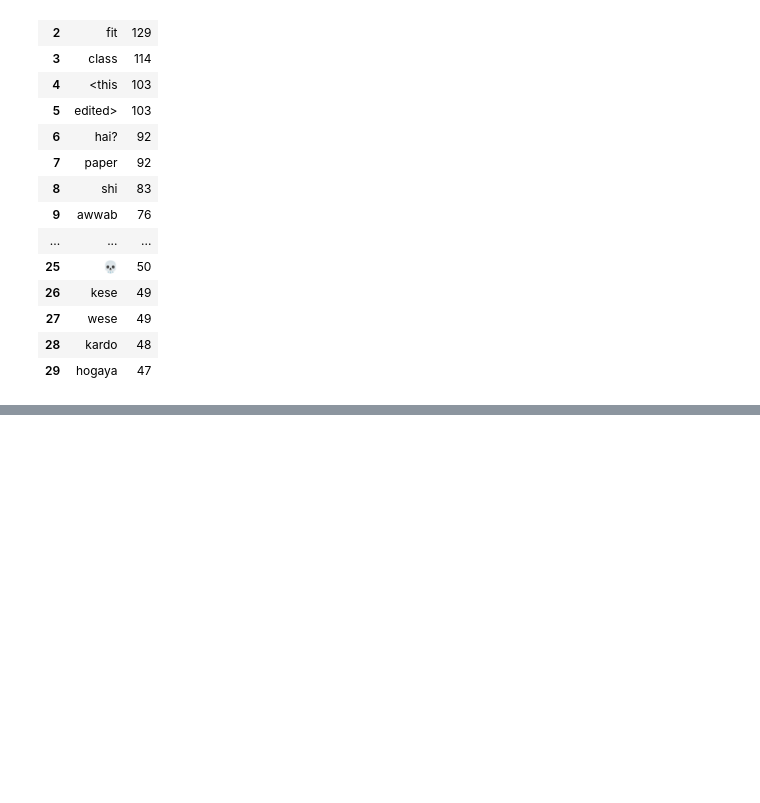
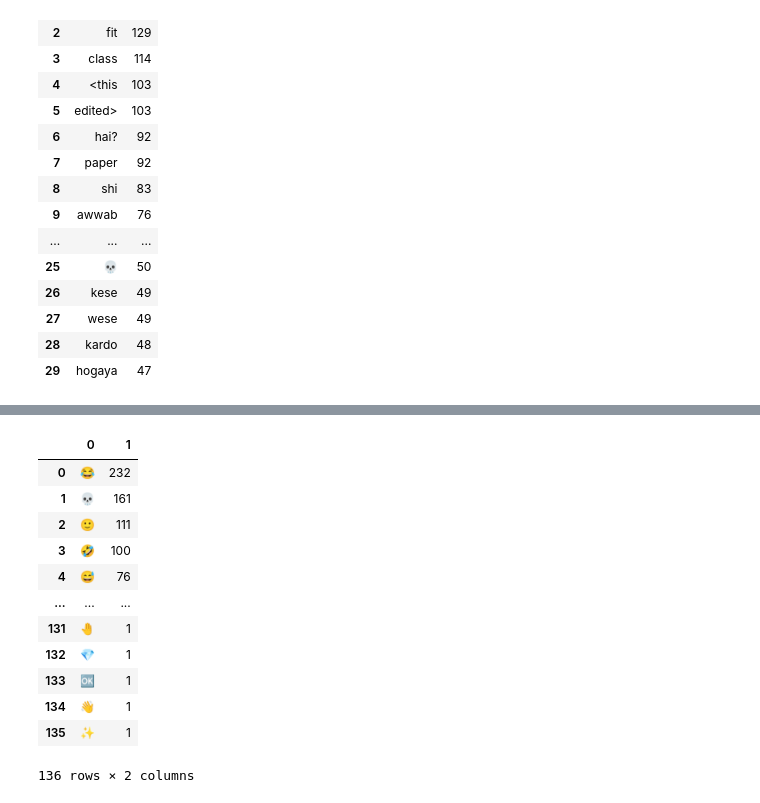
Before and after one commit to M-Awwab-Khan/whatsapp-chat-analyzer, a Jupyter notebook: whatsapp_chat_analysis.ipynb, the cells around one changed output, grey strips where cells are left out. Cells and saved outputs as stored; diff of their text form; code cells hidden in the pictures; blank space fills up the shorter version.

Commit message:
emoji analysis

```diff
--- a/whatsapp_chat_analysis.ipynb
+++ b/whatsapp_chat_analysis.ipynb
@@ -249,0 +232,20 @@ pd.DataFrame(Counter(words).most_common(30))
+# %%
+emojis = []
+for msg in df['message']:
+  emojis.extend([e for e in msg if e in emoji.UNICODE_EMOJI['en']])
+# %%
+pd.DataFrame(Counter(emojis).most_common(len(Counter(emojis))))
+# %% [output]
+|  | 0 | 1 |
+| 0 | 😂 | 232 |
+| 1 | 💀 | 161 |
+| 2 | 🙂 | 111 |
+| 3 | 🤣 | 100 |
+| 4 | 😅 | 76 |
+| ... | ... | ... |
+| 131 | 🤚 | 1 |
+| 132 | 💎 | 1 |
+| 133 | 🆗 | 1 |
+| 134 | 👋 | 1 |
+| 135 | ✨ | 1 |
+136 rows × 2 columns
```
Also changed, not shown: parts of 5 cells of this notebook.
